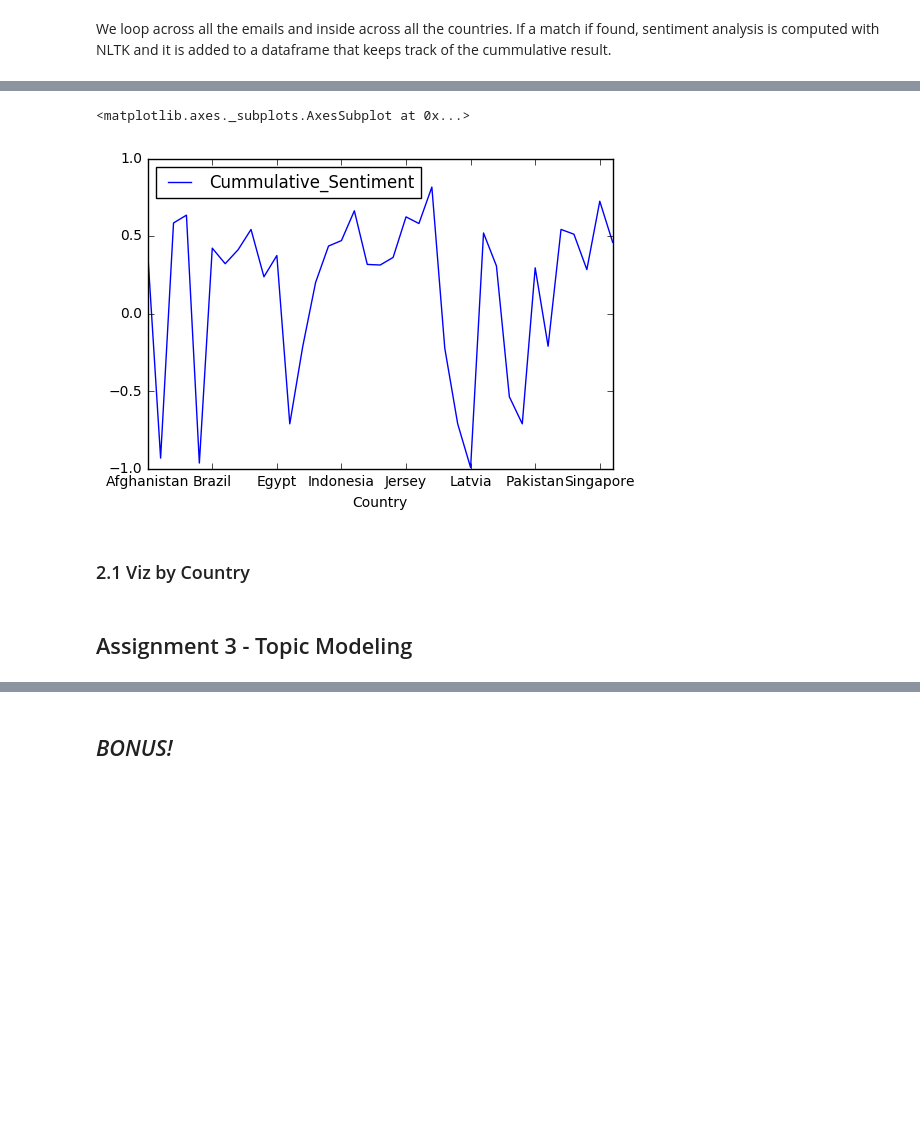
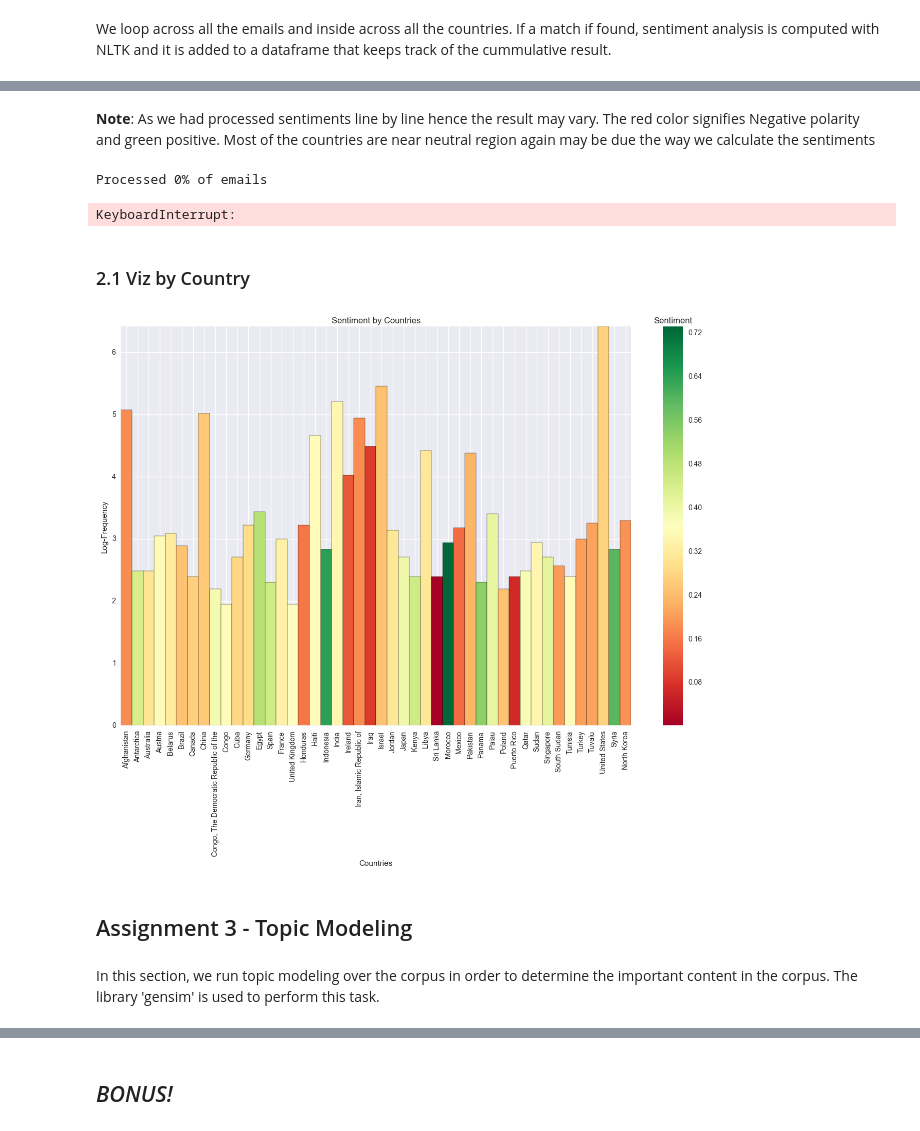
Before and after one commit to vidit09/ada-homework, a Jupyter notebook: 05 - Taming Text/Taming Text.ipynb, the cells around one changed output, grey strips where cells are left out. Cells and saved outputs as stored; diff of their text form; code cells hidden in the pictures; blank space fills up the shorter version.

```diff
--- a/05 - Taming Text/Taming Text.ipynb
+++ b/05 - Taming Text/Taming Text.ipynb
@@ -285,11 +276,59 @@ avg_sentiment_countries.columns = ['Cummulative_Sentiment']
-# %%
-sentiment_after_thr = avg_sentiment_countries.query('Cummulative_Sentiment<-0.2 or Cummulative_Sentiment>0.2')
-sentiment_after_thr.plot()
-# %% [output]
-<matplotlib.axes._subplots.AxesSubplot at 0x...>
-[figure, removed]
+# %% [markdown]
+**Note**: As we had processed sentiments line by line hence the result may vary. The red color signifies Negative polarity and green positive. Most of the countries are near neutral region again may be due the way we calculate the sentiments
+# %%
+import nltk.sentiment.util as sentiment_liu_hu
+from io import StringIO
+import sys
+
+
+mapping = {'Positive\n':1.0,'Negative\n':-1.0,'Neutral\n':0.0}
+
+for indx, email in enumerate(body):
+    if indx%100 == 0:
+        print("Processed {}% of emails".format(round(100*indx/len(body))))
+    for line in nltk.sent_tokenize(email):
+        old_stdout = sys.stdout
+        sys.stdout = mystdout = StringIO()
+
+        sentiment_liu_hu.demo_liu_hu_lexicon(line)
+        sys.stdout = old_stdout
+
+        scompound = mapping[mystdout.getvalue()]
+        df_countries = update_feeling(scompound,df_countries,get_countries(line))
+
+
+df_countries
+# %% [output]
+Processed 0% of emails
+KeyboardInterrupt:
 # %% [markdown]
 ### 2.1 Viz by Country
+# %%
+
+fthreshold = 5
+avg_sentiment_countries = process_sentiment_table(df_countries,fthreshold)
+# %%
+sentiment = np.array(avg_sentiment_countries['Avg_Sentiment'])
+colors = plt.cm.RdYlGn(sentiment / float(max(sentiment)))
+plt.figure(figsize=(16,10))
+plot = plt.scatter(sentiment, sentiment, c=sentiment, cmap = 'RdYlGn')
+plt.clf()
+clb = plt.colorbar(plot)
+clb.ax.set_title("Sentiment")
+
+
+
+plt.bar(range(avg_sentiment_countries.shape[0]),np.log(avg_sentiment_countries['Frequency']),1.0,align='center',color = colors)
+plt.xticks(range(avg_sentiment_countries.shape[0]), avg_sentiment_countries.index, rotation='vertical')
+plt.xlabel('Countries')
+plt.ylabel('Log-Frequency')
+plt.title('Sentiment by Countries')
+plt.axis('tight')
+plt.margins(0.05, 0)
+# %% [output]
+[figure, added]
 # %% [markdown]
 ## Assignment 3 - Topic Modeling
+# %% [markdown]
+In this section, we run topic modeling over the corpus in order to determine the important content in the corpus. The library 'gensim' is used to perform this task.
 # %%
```
Also changed, not shown: parts of 57 cells of this notebook.
